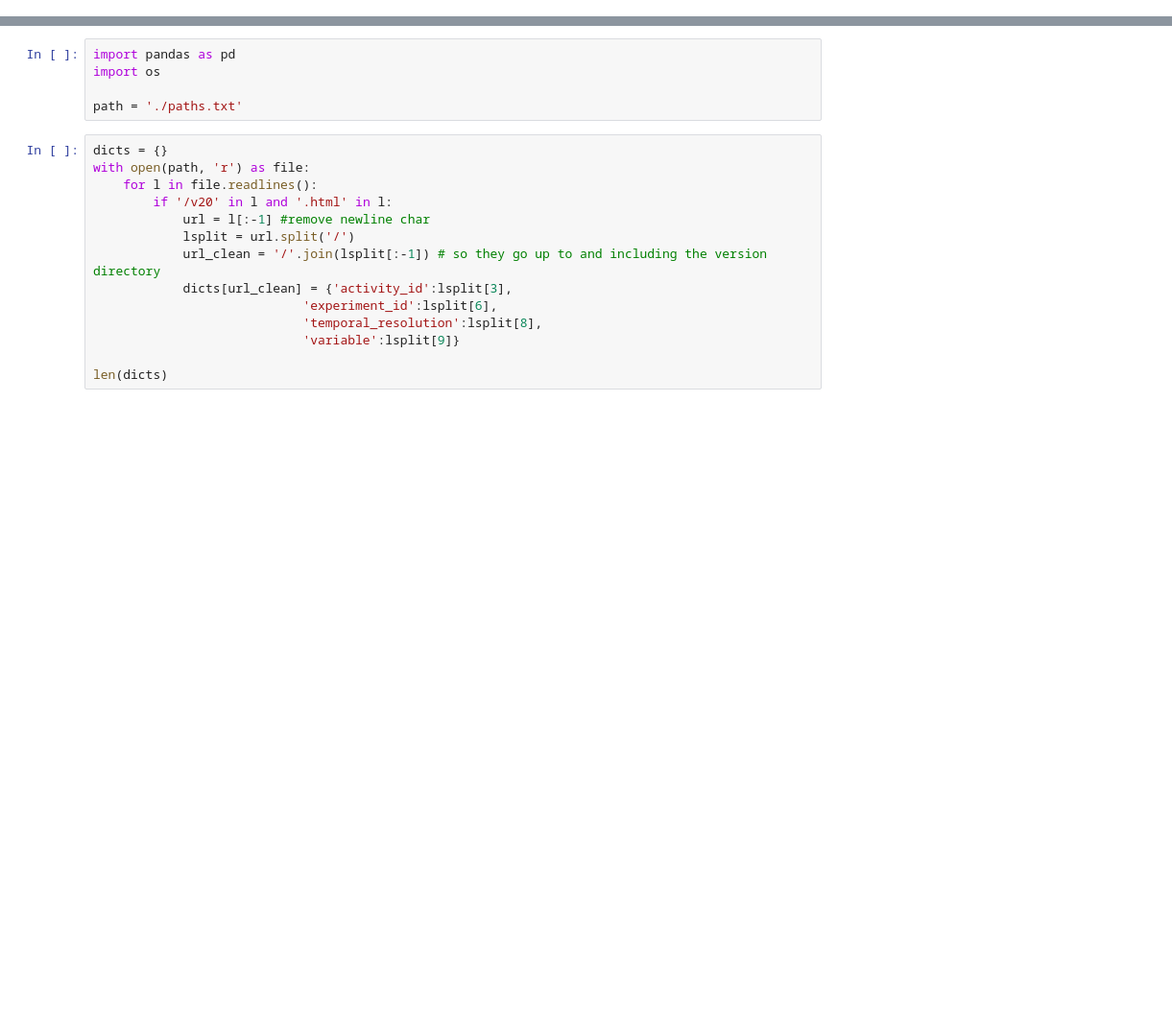
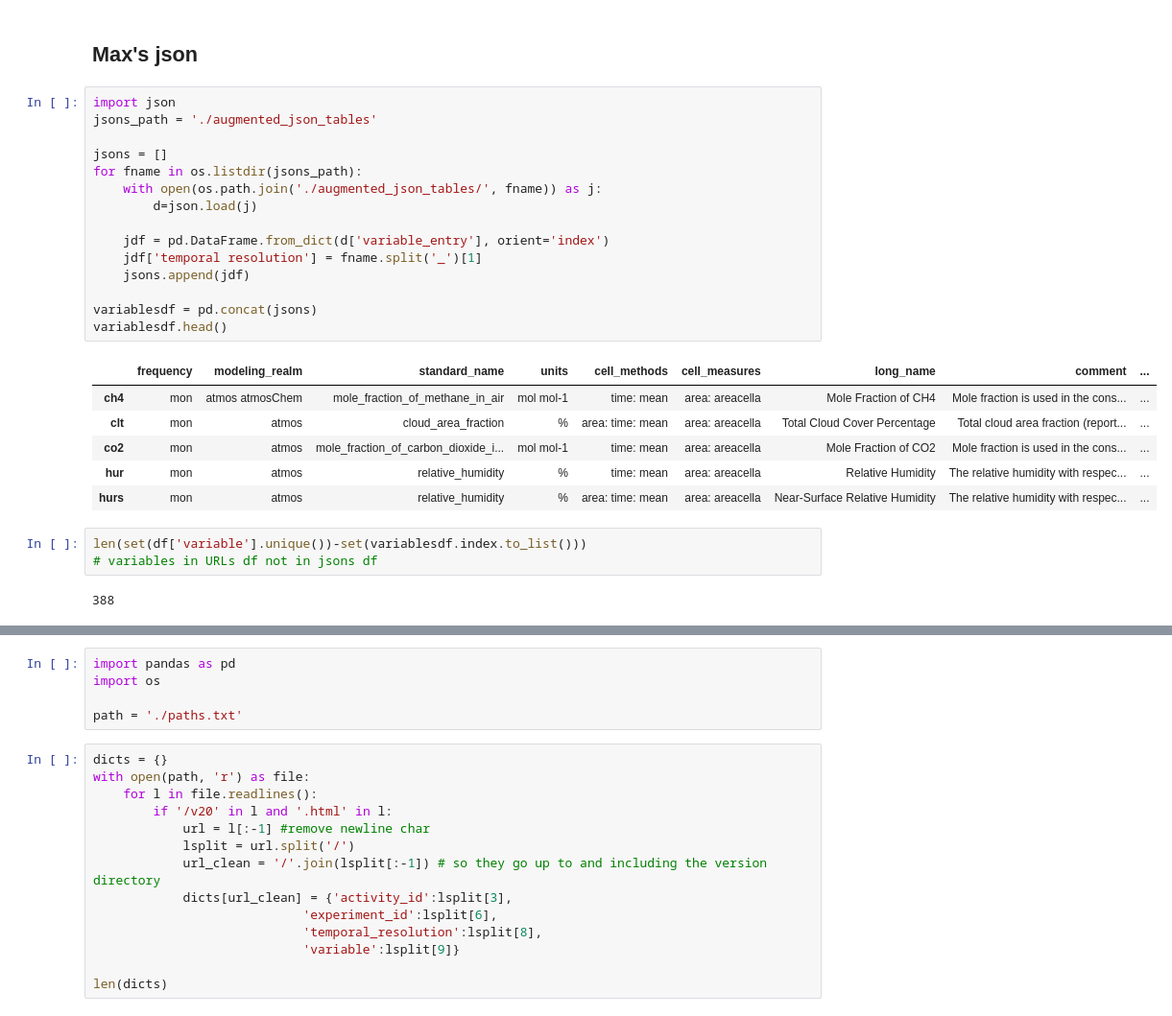
Before and after one commit to mhendri/climate_pal, a Jupyter notebook: langchain_demo/pandas-debug.ipynb, the cells around one changed output, grey strips where cells are left out. Shown at 96% size. Drawn from its saved outputs; the diff is of its cells as text; blank space fills up the shorter version.

Commit message:
fix json error

```diff
--- a/langchain_demo/pandas-debug.ipynb
+++ b/langchain_demo/pandas-debug.ipynb
@@ -2,0 +81,29 @@
+# %% [markdown]
+## Max's json
+# %%
+import json
+jsons_path = './augmented_json_tables'
+
+jsons = []
+for fname in os.listdir(jsons_path):
+    with open(os.path.join('./augmented_json_tables/', fname)) as j:
+        d=json.load(j)
+
+    jdf = pd.DataFrame.from_dict(d['variable_entry'], orient='index')
+    jdf['temporal resolution'] = fname.split('_')[1]
+    jsons.append(jdf)
+
+variablesdf = pd.concat(jsons)
+variablesdf.head()
+# %% [output]
+|  | frequency | modeling_realm | standard_name | units | cell_methods | cell_measures | long_name | comment | ... |
+| ch4 | mon | atmos atmosChem | mole_fraction_of_methane_in_air | mol mol-1 | time: mean | area: areacella | Mole Fraction of CH4 | Mole fraction is used in the cons... | ... |
+| clt | mon | atmos | cloud_area_fraction | % | area: time: mean | area: areacella | Total Cloud Cover Percentage | Total cloud area fraction (report... | ... |
+| co2 | mon | atmos | mole_fraction_of_carbon_dioxide_i... | mol mol-1 | time: mean | area: areacella | Mole Fraction of CO2 | Mole fraction is used in the cons... | ... |
+| hur | mon | atmos | relative_humidity | % | time: mean | area: areacella | Relative Humidity | The relative humidity with respec... | ... |
+| hurs | mon | atmos | relative_humidity | % | area: time: mean | area: areacella | Near-Surface Relative Humidity | The relative humidity with respec... | ... |
+# %%
+len(set(df['variable'].unique())-set(variablesdf.index.to_list()))
+# variables in URLs df not in jsons df
+# %% [output]
+388
```
Also changed, not shown: parts of 24 cells of this notebook.
